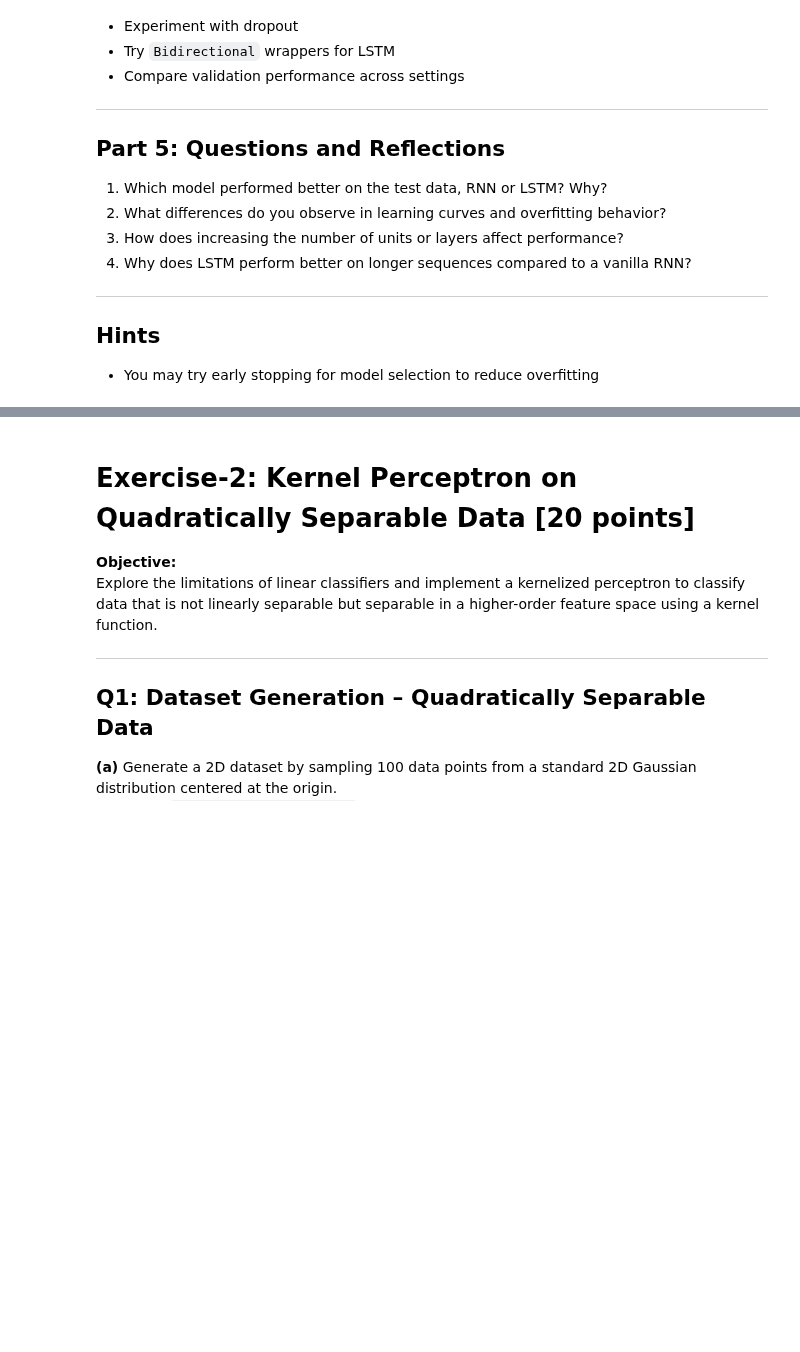
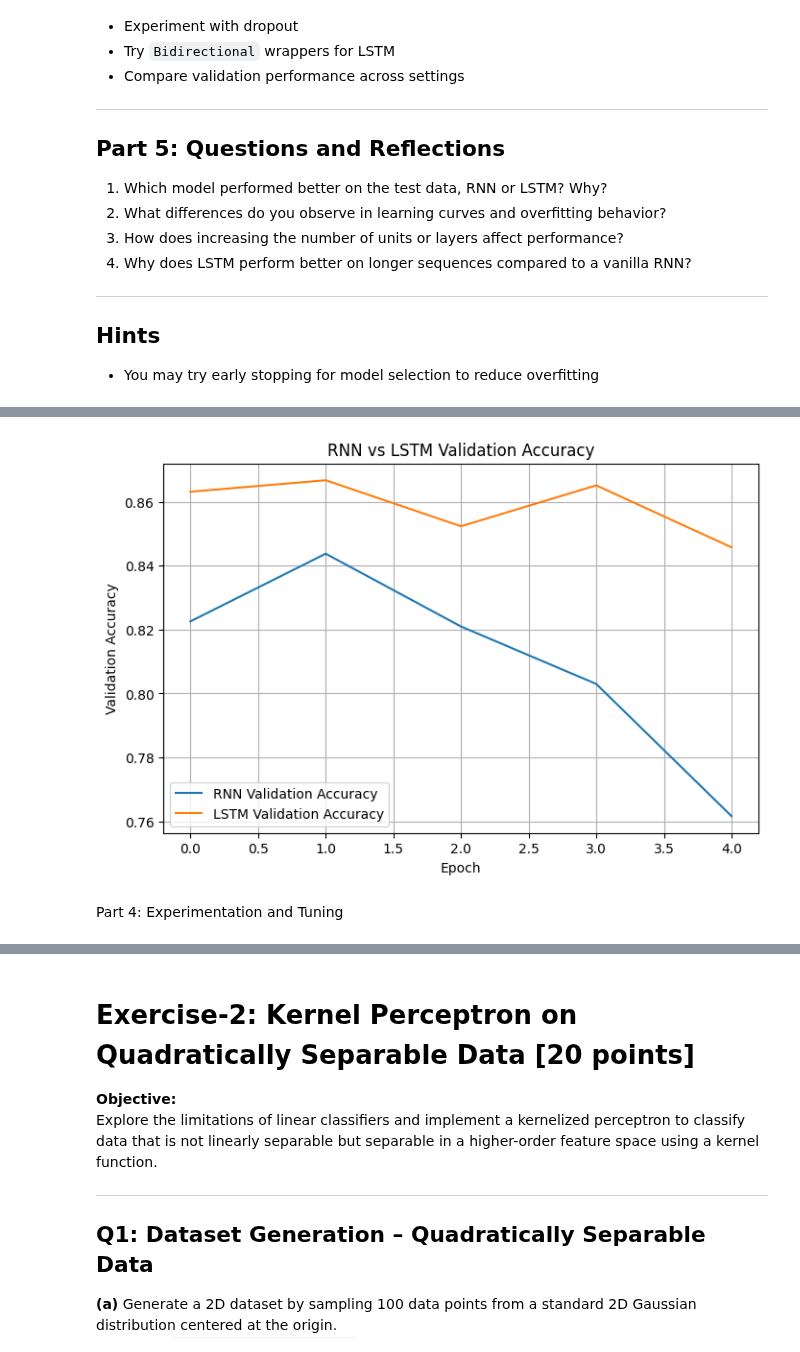
Before and after one commit to dsmith513/homework, a Jupyter notebook: cs412/hw5/RNN-LSTM.ipynb, the cells around one changed output, grey strips where cells are left out. Saved outputs shown, nothing was run; the diff lists cells and outputs as text; code cells hidden in the pictures; blank space fills up the shorter version.

```diff
--- a/cs412/hw5/RNN-LSTM.ipynb
+++ b/cs412/hw5/RNN-LSTM.ipynb
@@ -102,0 +271,16 @@ history_lstm = model_lstm.fit(X_train, y_train, epochs=5, batch_size=64, validat
+# %%
+plt.figure(figsize=(8, 5))
+
+plt.plot(history_rnn.history["val_accuracy"], label="RNN Validation Accuracy")
+plt.plot(history_lstm.history["val_accuracy"], label="LSTM Validation Accuracy")
+
+plt.title("RNN vs LSTM Validation Accuracy")
+plt.xlabel("Epoch")
+plt.ylabel("Validation Accuracy")
+plt.legend()
+plt.grid(True)
+plt.show()
+# %% [output]
+[figure, added]
+# %% [markdown]
+Part 4: Experimentation and Tuning
```
Also changed, not shown: parts of 23 cells of this notebook, 3 other files.
